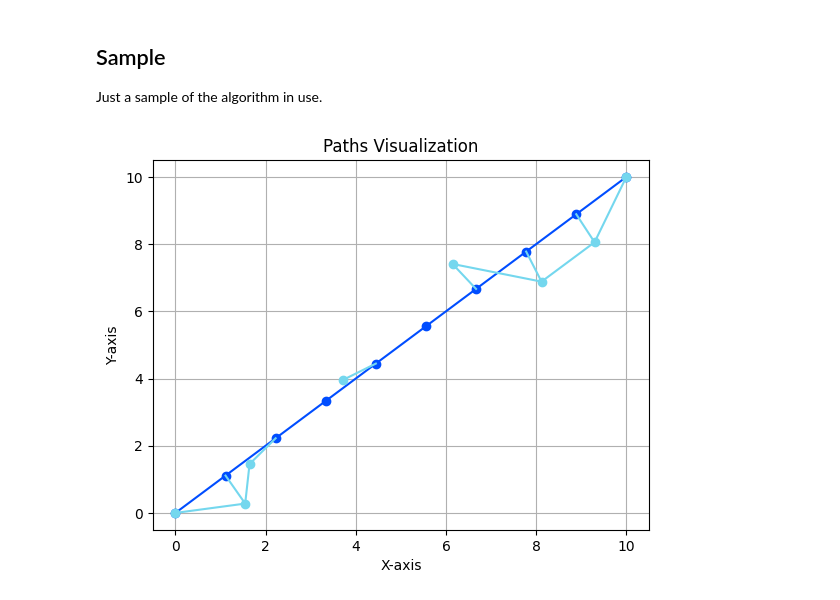
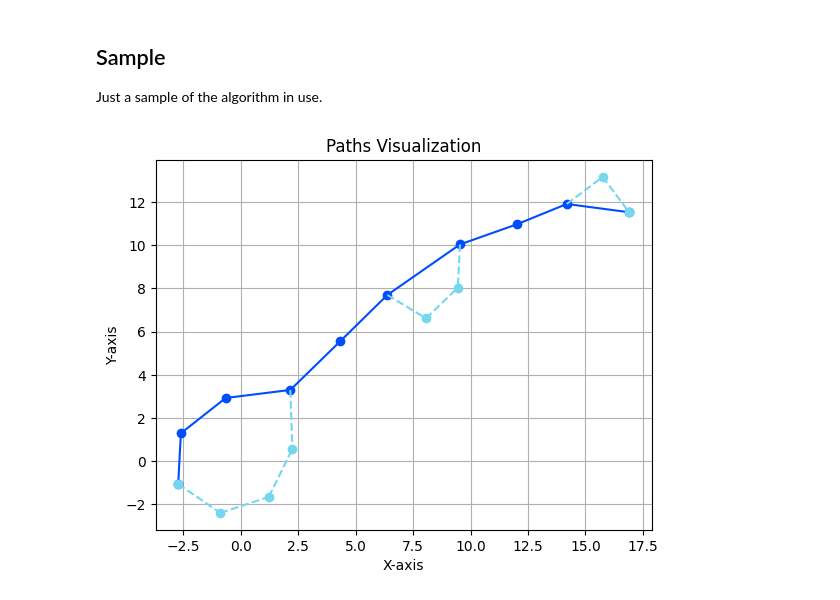
Before and after one commit to Gweneg/GGPathAlgorithm, a Jupyter notebook: notebook.ipynb, the cells around one changed output. Drawn from its saved outputs; the diff is of its cells as text; code cells hidden in the pictures.

```diff
--- a/notebook.ipynb
+++ b/notebook.ipynb
@@ -35,6 +34,16 @@ class Node:
     def __init__(self, x, y):
         self.x = x
         self.y = y
+# %%
+## Edge Class definition.
+
+class Edge:
+    start: Node
+    end: Node
+
+    def __init__(self, start_node, end_node):
+        self.start = start_node
+        self.end = end_node
 # %% [markdown]
 ### Algorithm Stuff
 
@@ -98,6 +107,10 @@ light_blue {
 def interpolate(start_node, end_node, num_points, include_start=False, include_end=False):
     # Create the returned list.
     interpolated_points = []
+
+    # Optionally include the start node.
+    if include_start:
+        interpolated_points.append(start_node)
 
     # Compute the offsets.
     intervals = num_points + 1
@@ -110,9 +123,7 @@ def interpolate(start_node, end_node, num_points, include_start=False, include_e
         y = start_node.y + offset_y * (i + 1)
         interpolated_points.append(Node(x, y))
 
-    # Optionally include the start and end points.
-    if include_start:
-        interpolated_points.insert(0, start_node)
+    # Optionally include the end node.
     if include_end:
         interpolated_points.append(end_node)
 
@@ -350,37 +480,66 @@ Just a sample of the algorithm in use.
 # %%
+# RNG
+#set_seed(42)
+
 # Settings for the paths.
-end_x = 10.0
-end_y = 10.0
+end_x = 12.0
+end_y = 12.0
 points = 10
 
 graph_style_main = GraphStyle(line_color='#004DFF', line_style='-', node_color='#004DFF', node_shape='o')
-graph_style_alt = GraphStyle(line_color='#74D7EE', line_style='-', node_color='#74D7EE', node_shape='o')
+graph_style_alt = GraphStyle(line_color='#74D7EE', line_style='--', node_color='#74D7EE', node_shape='o')
 graph_styles_paths = [graph_style_main, graph_style_alt]
 
-fuzz_distance_main = 0.0
+fuzz_distance_main = 1.0
 fuzz_distance_alt = 1.0
 fuzz_distribution_main = stats.beta(a=4, b=5)
 fuzz_distribution_alt = stats.beta(a=30, b=4)
+
+percent_nodes_deleted = 0.3
+percent_edges_deleted = 0.3
+
 
 # Create start/end nodes.
 start = Node(0.0, 0.0)
 end = Node(end_x, end_y)
 
 # Create the paths.
 path_a = create_fuzzed_path(start, end, num_points=points, intensity=fuzz_distance_main, distribution=fuzz_distribution_main)
 path_b = create_fuzzed_path(start, end, num_points=points, intensity=fuzz_distance_alt, distribution=fuzz_distribution_alt)
 
 # Cross-connect the paths, delete random nodes, then clean the nodes up.
 path_b.add_edges(cross_connect_paths(path_a, path_b))
-path_b.nodes = randomly_delete(path_b.nodes, percent=0.3)
+path_b.nodes = randomly_delete(path_b.nodes, percent=percent_nodes_deleted)
+path_b.edges = randomly_delete(path_b.edges, percent=percent_edges_deleted, protect_bounds=False)
 path_b.edges = cleanup_edges(path_b.edges, valid_nodes=path_a.nodes + path_b.nodes)
 
 # Remove any orphaned nodes from the alt path.
 cleanup_orphaned_nodes(path_a, [path_b])
 
+# Set fixed nodes.
+edges = path_a.edges + path_b.edges
+#fixed = {path_a.nodes[0], path_a.nodes[-1]}
+span = (end_x ** 2 + end_y ** 2) ** 0.5
+
+# Untangle the edges.
+untangle(
+    edges,
+    fixed={},
+    pull_iterations=5,
+    pull_strength=0.1,
+    pull_distance=span / 5.0,
+    push_iterations=3,
+    push_strength=0.025,
+    push_distance=span / 10.0,
+    push_exponential_term=3,
+    nonconnected_push_force=0.2,
+    phases=8,
+    shunt_distance=2
+)
+
 # Display the paths.
 paths = [path_a, path_b]
 axis = plot_paths(paths, graph_styles_paths)
 plt.show()
 # %% [output]
-[figure, old version]
+[figure, new version]
```
Also changed, not shown: parts of 6 cells of this notebook.
